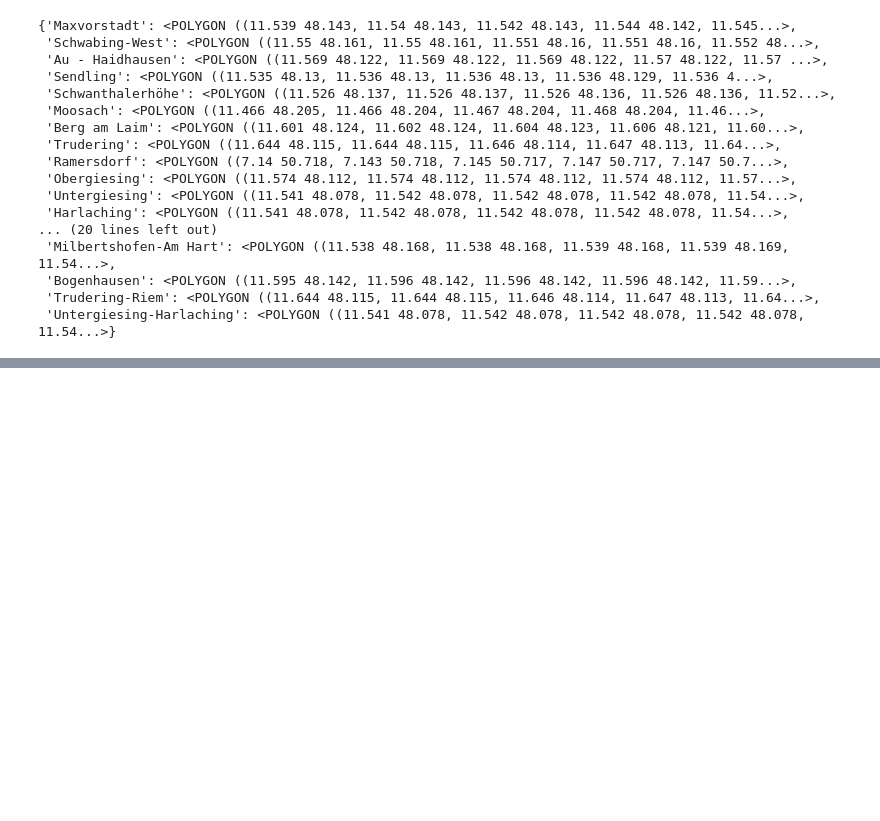
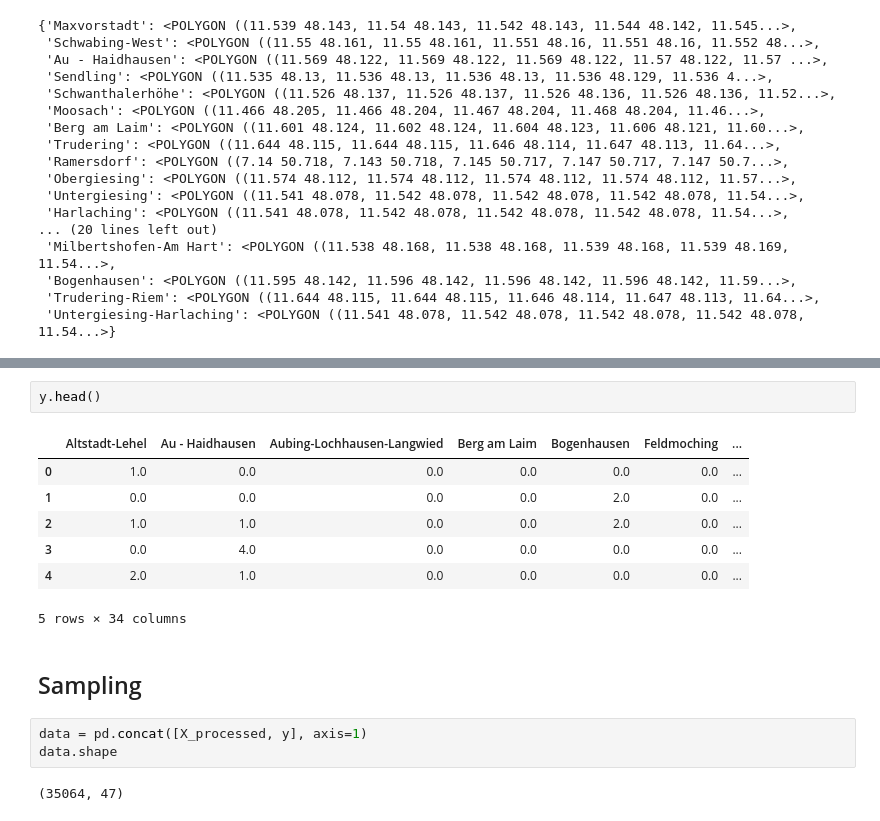
Before and after one commit to shoefer987/bike_sharing_demand, a Jupyter notebook: notebooks/shoefer987_preprocessing.ipynb, the cells around one changed output, grey strips where cells are left out. Cells and saved outputs as stored; diff of their text form; blank space fills up the shorter version.

Commit message:
setup sampling & rnn model

```diff
--- a/notebooks/shoefer987_preprocessing.ipynb
+++ b/notebooks/shoefer987_preprocessing.ipynb
@@ -216,0 +454,17 @@ dict
+# %%
+y.head()
+# %% [output]
+|  | Altstadt-Lehel | Au - Haidhausen | Aubing-Lochhausen-Langwied | Berg am Laim | Bogenhausen | Feldmoching | ... |
+| 0 | 1.0 | 0.0 | 0.0 | 0.0 | 0.0 | 0.0 | ... |
+| 1 | 0.0 | 0.0 | 0.0 | 0.0 | 2.0 | 0.0 | ... |
+| 2 | 1.0 | 1.0 | 0.0 | 0.0 | 2.0 | 0.0 | ... |
+| 3 | 0.0 | 4.0 | 0.0 | 0.0 | 0.0 | 0.0 | ... |
+| 4 | 2.0 | 1.0 | 0.0 | 0.0 | 0.0 | 0.0 | ... |
+5 rows × 34 columns
+# %% [markdown]
+## Sampling
+# %%
+data = pd.concat([X_processed, y], axis=1)
+data.shape
+# %% [output]
+(35064, 47)
```
Also changed, not shown: parts of 33 cells of this notebook.
